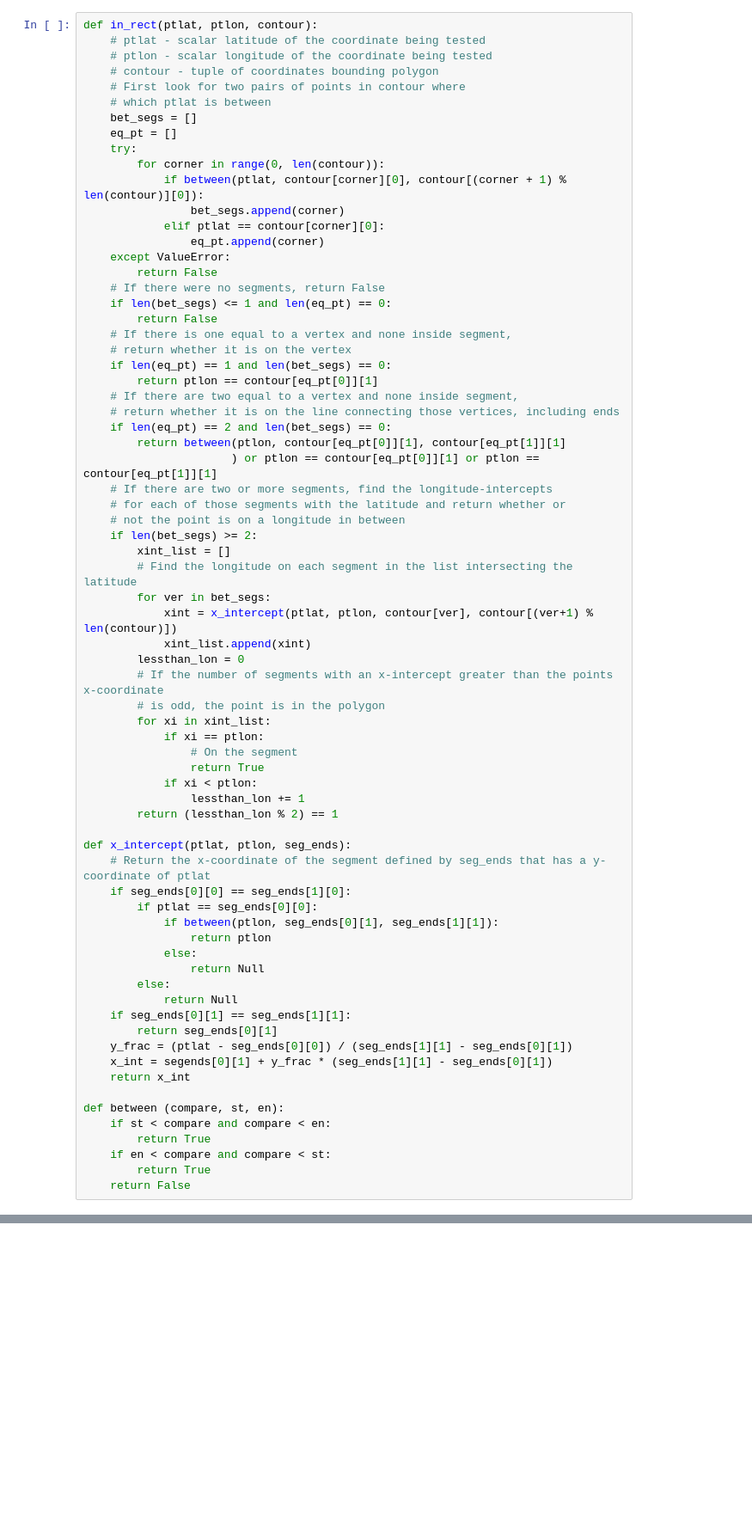
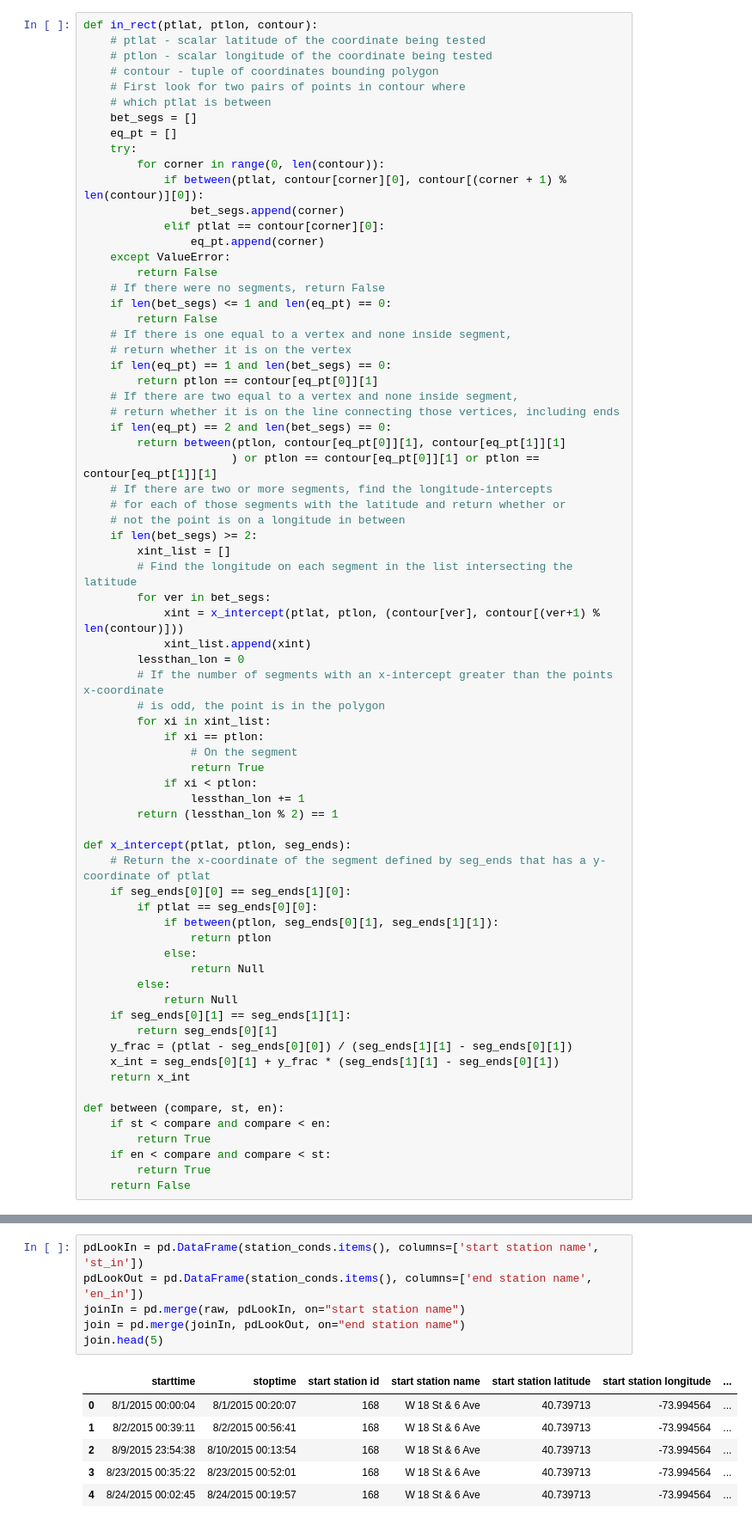
Before and after one commit to sighthnd/PUI2016_ss4977, a Jupyter notebook: HW3_ss4977/Assignment2_ss4977.ipynb, the cells around one changed output, grey strips where cells are left out. Shown at 86% size. Drawn from its saved outputs; the diff is of its cells as text; blank space fills up the shorter version.

```diff
--- a/HW3_ss4977/Assignment2_ss4977.ipynb
+++ b/HW3_ss4977/Assignment2_ss4977.ipynb
@@ -94,7 +88,7 @@ def in_rect(ptlat, ptlon, contour):
         xint_list = []
         # Find the longitude on each segment in the list intersecting the latitude
         for ver in bet_segs:
-            xint = x_intercept(ptlat, ptlon, contour[ver], contour[(ver+1) % len(contour)])
+            xint = x_intercept(ptlat, ptlon, (contour[ver], contour[(ver+1) % len(contour)]))
             xint_list.append(xint)
         lessthan_lon = 0
         # If the number of segments with an x-intercept greater than the points x-coordinate
@@ -120,7 +114,7 @@ def x_intercept(ptlat, ptlon, seg_ends):
     if seg_ends[0][1] == seg_ends[1][1]:
         return seg_ends[0][1]
     y_frac = (ptlat - seg_ends[0][0]) / (seg_ends[1][1] - seg_ends[0][1])
-    x_int = segends[0][1] + y_frac * (seg_ends[1][1] - seg_ends[0][1])
+    x_int = seg_ends[0][1] + y_frac * (seg_ends[1][1] - seg_ends[0][1])
     return x_int
 
 def between (compare, st, en):
@@ -184,0 +196,13 @@ Identified points in and out of Midtown
+# %%
+pdLookIn = pd.DataFrame(station_conds.items(), columns=['start station name', 'st_in'])
+pdLookOut = pd.DataFrame(station_conds.items(), columns=['end station name', 'en_in'])
+joinIn = pd.merge(raw, pdLookIn, on="start station name")
+join = pd.merge(joinIn, pdLookOut, on="end station name")
+join.head(5)
+# %% [output]
+|  | starttime | stoptime | start station id | start station name | start station latitude | start station longitude | ... |
+| 0 | 8/1/2015 00:00:04 | 8/1/2015 00:20:07 | 168 | W 18 St & 6 Ave | 40.739713 | -73.994564 | ... |
+| 1 | 8/2/2015 00:39:11 | 8/2/2015 00:56:41 | 168 | W 18 St & 6 Ave | 40.739713 | -73.994564 | ... |
+| 2 | 8/9/2015 23:54:38 | 8/10/2015 00:13:54 | 168 | W 18 St & 6 Ave | 40.739713 | -73.994564 | ... |
+| 3 | 8/23/2015 00:35:22 | 8/23/2015 00:52:01 | 168 | W 18 St & 6 Ave | 40.739713 | -73.994564 | ... |
+| 4 | 8/24/2015 00:02:45 | 8/24/2015 00:19:57 | 168 | W 18 St & 6 Ave | 40.739713 | -73.994564 | ... |
```
Also changed, not shown: parts of 12 cells of this notebook.
